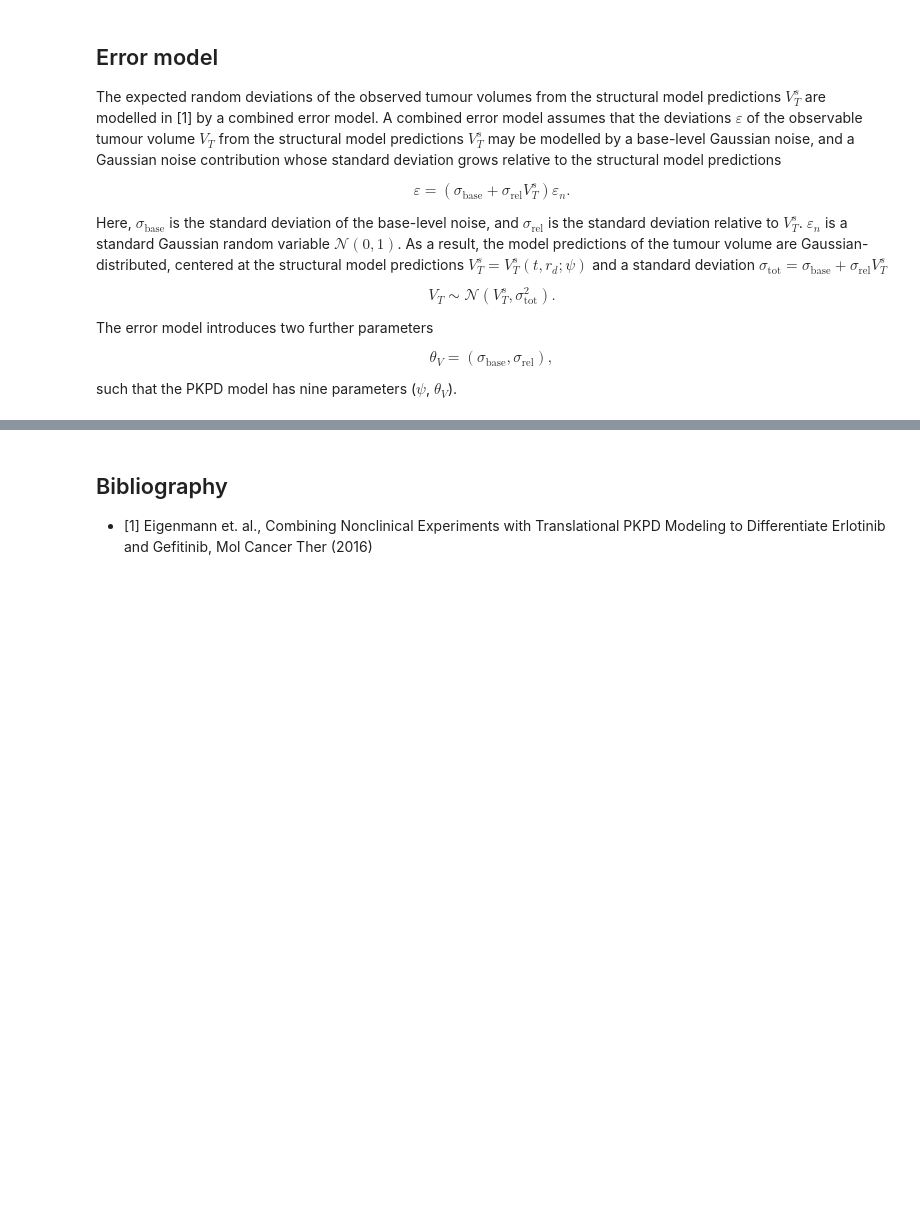
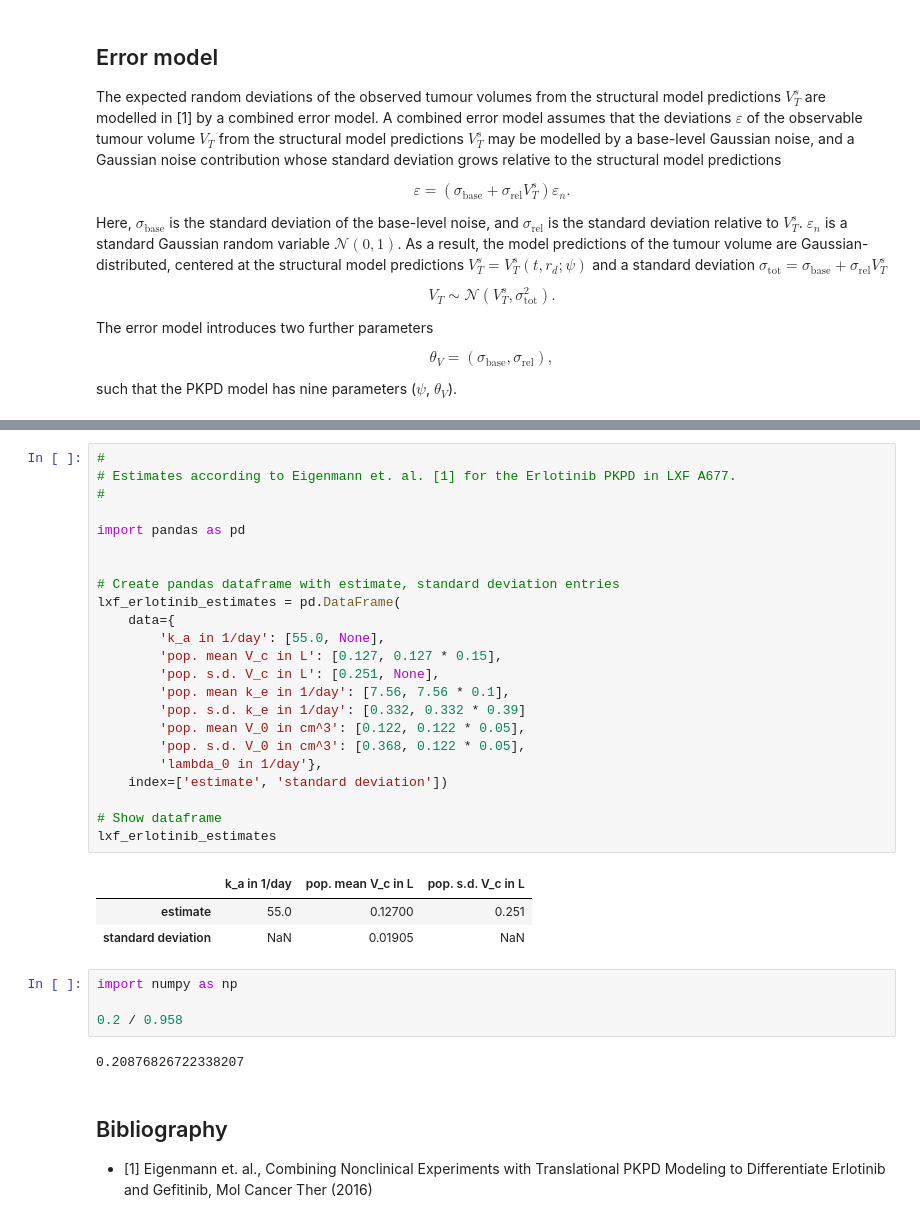
Before and after one commit to DavAug/ErlotinibGefitinib, a Jupyter notebook: notebooks/overview/published_models.ipynb, the cells around one changed output, grey strips where cells are left out. Cells and saved outputs as stored; diff of their text form; blank space fills up the shorter version.

```diff
--- a/notebooks/overview/published_models.ipynb
+++ b/notebooks/overview/published_models.ipynb
@@ -95,3 +211,36 @@ In [1] it is assumed that some of the parameters $\psi $ can vary between indivi
+# %%
+#
+# Estimates according to Eigenmann et. al. [1] for the Erlotinib PKPD in LXF A677.
+#
+
+import pandas as pd
+
+
+# Create pandas dataframe with estimate, standard deviation entries
+lxf_erlotinib_estimates = pd.DataFrame(
+    data={
+        'k_a in 1/day': [55.0, None],
+        'pop. mean V_c in L': [0.127, 0.127 * 0.15],
+        'pop. s.d. V_c in L': [0.251, None],
+        'pop. mean k_e in 1/day': [7.56, 7.56 * 0.1],
+        'pop. s.d. k_e in 1/day': [0.332, 0.332 * 0.39]
+        'pop. mean V_0 in cm^3': [0.122, 0.122 * 0.05],
+        'pop. s.d. V_0 in cm^3': [0.368, 0.122 * 0.05],
+        'lambda_0 in 1/day'},
+    index=['estimate', 'standard deviation'])
+
+# Show dataframe
+lxf_erlotinib_estimates
+# %% [output]
+|  | k_a in 1/day | pop. mean V_c in L | pop. s.d. V_c in L |
+| estimate | 55.0 | 0.12700 | 0.251 |
+| standard deviation | NaN | 0.01905 | NaN |
+# %%
+import numpy as np
+
+0.2 / 0.958
+# %% [output]
+0.20876826722338207
 # %% [markdown]
 ## Bibliography
 
```
Also changed, not shown: parts of 5 cells of this notebook.
